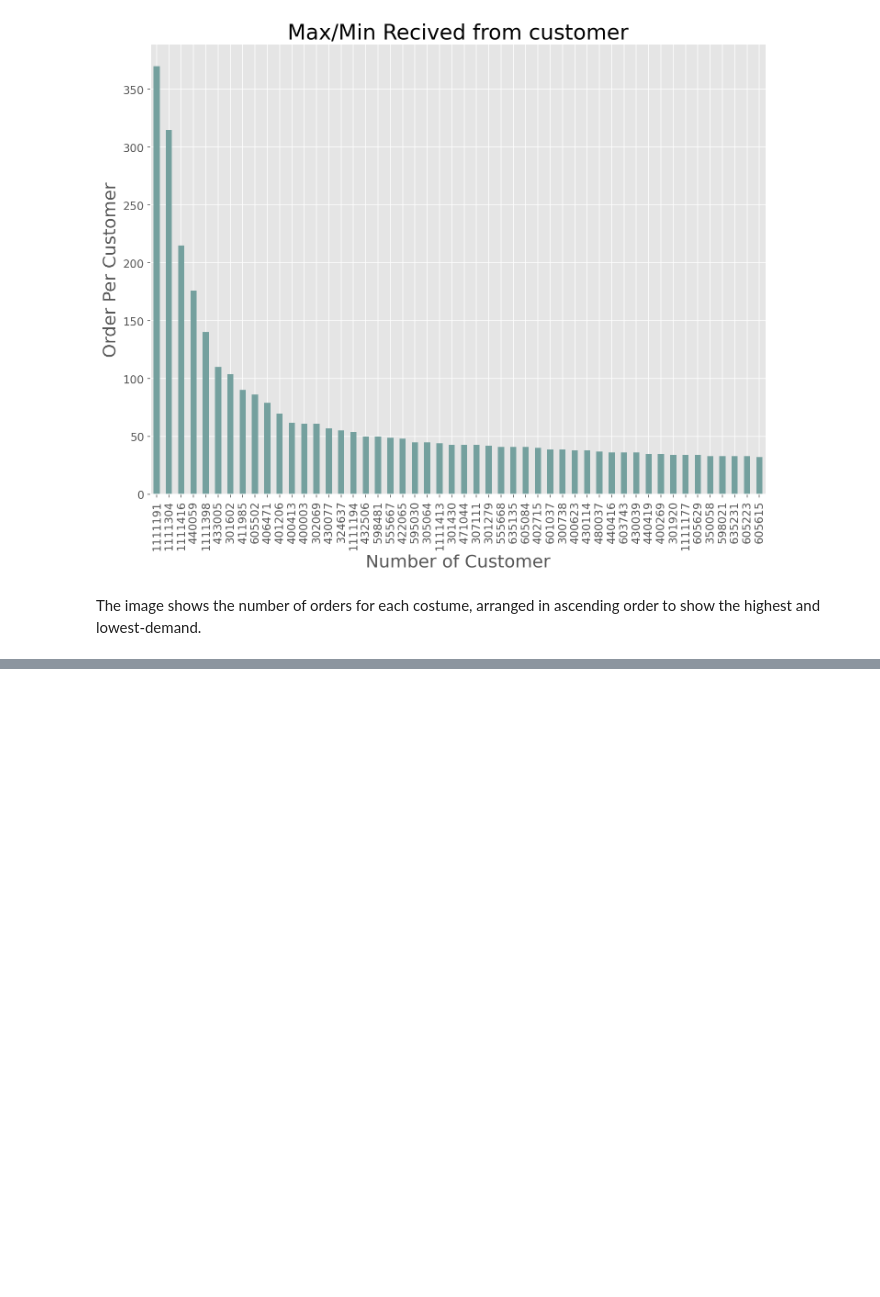
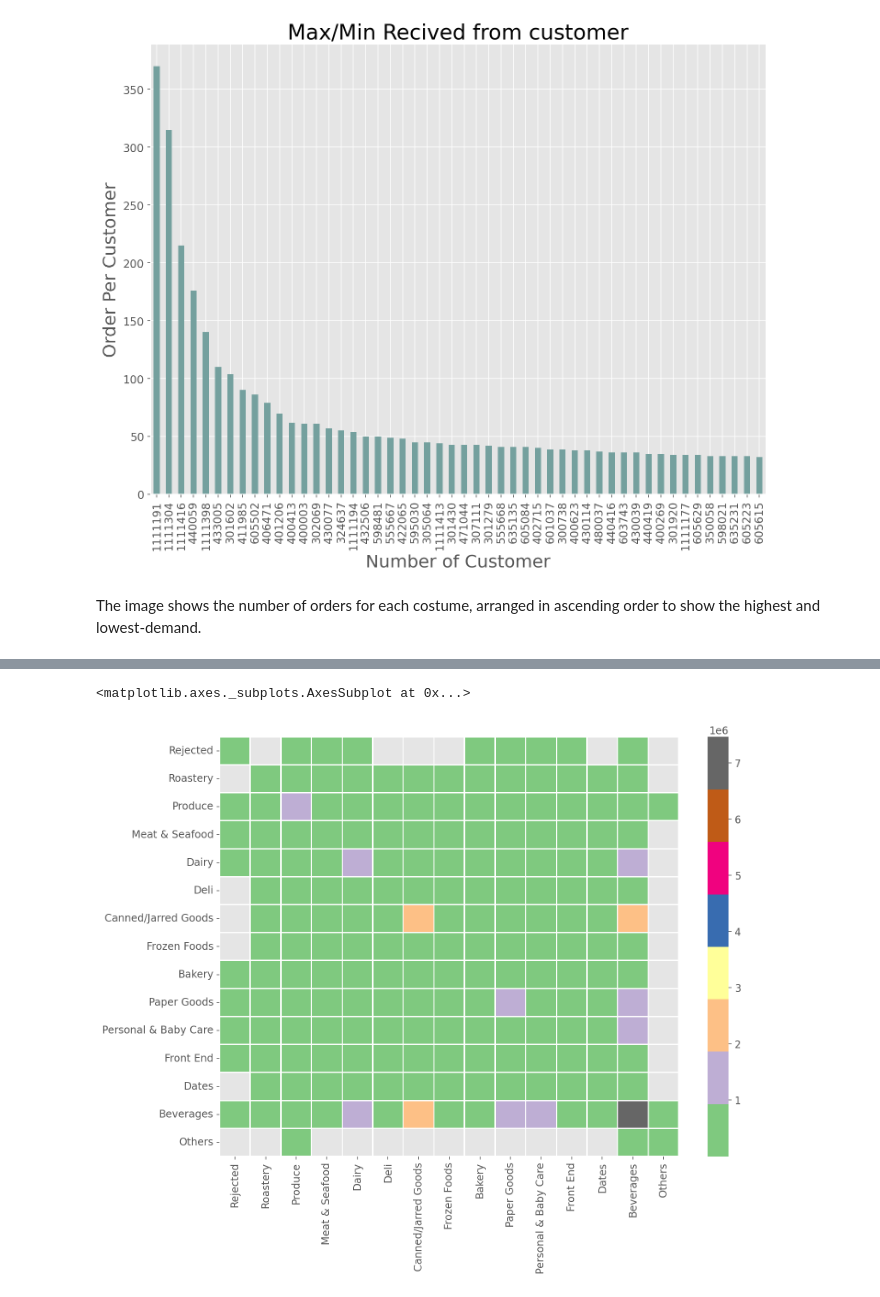
Before and after one commit to POS-Cross/Bravo-EDA, a Jupyter notebook: Bravo_EDA.ipynb, the cells around one changed output, grey strips where cells are left out. Drawn from its saved outputs; the diff is of its cells as text; code cells hidden in the pictures; blank space fills up the shorter version.

```diff
--- a/Bravo_EDA.ipynb
+++ b/Bravo_EDA.ipynb
@@ -559,0 +602,39 @@ The image shows the number of orders for each costume, arranged in ascending ord
+# %%
+data2=df_items[["DeptNo","dTicketInternalKey"]]
+dict1=data2.groupby(["DeptNo"]).dTicketInternalKey.apply(list).to_dict()
+dict2=data2.groupby(["dTicketInternalKey"]).DeptNo.apply(list).to_dict()
+
+
+dictNew = {}
+dictNewArr={}
+dict1keys =dict1.keys()
+for item in dict1keys:
+  tickts=dict1[item]
+  dictItemNew = {}
+  arr=[]
+  for tic in tickts:
+    dictItemNew[tic]=dict2[tic]
+    arr+=dict2[tic]
+  dictNew[item]=dictItemNew
+  dictNewArr[item]=arr
+
+
+import collections
+keys =dictNewArr.keys()
+dictNewArrNew={}
+
+for item in keys:
+  arr=dictNewArr[item]
+  dictNewArrNew[item] = dict(collections.Counter(arr))
+
+dictNewArrNew
+
+DeptDF = pd.DataFrame(dictNewArrNew)
+DeptDF.sort_index(inplace=True)
+DeptDF.columns=depts
+DeptDF.index=depts
+# %%
+sns.heatmap(DeptDF,linewidths=1,cmap="Accent")
+# %% [output]
+<matplotlib.axes._subplots.AxesSubplot at 0x...>
+[figure, added]
```
Also changed, not shown: parts of 9 cells of this notebook.
